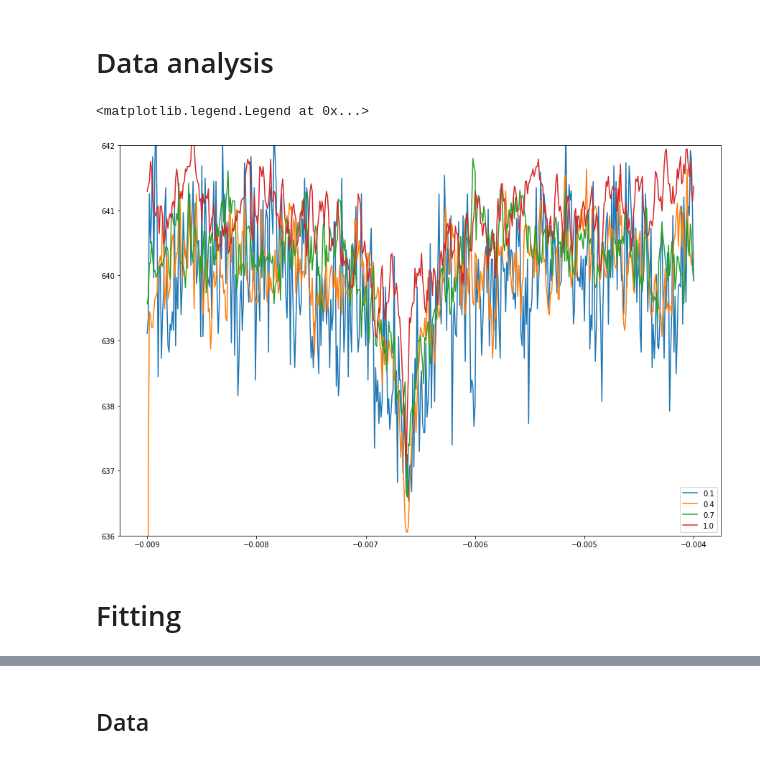
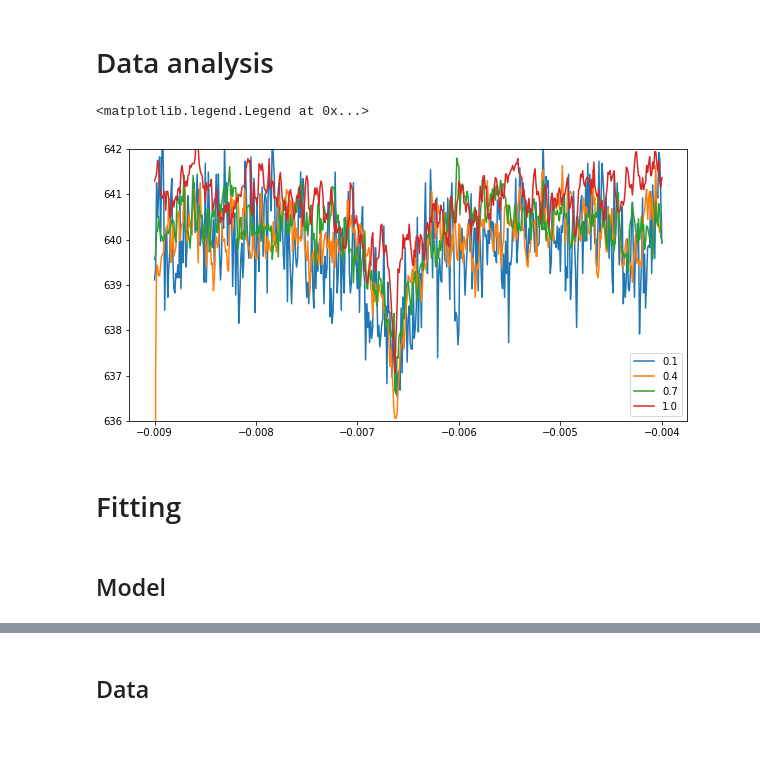
Before and after one commit to danielbouman/2deg, a Jupyter notebook: JSL49_01_WAL.ipynb, the cells around one changed output, grey strips where cells are left out. Drawn from its saved outputs; the diff is of its cells as text; code cells hidden in the pictures.

```diff
--- a/JSL49_01_WAL.ipynb
+++ b/JSL49_01_WAL.ipynb
@@ -60,22 +60,22 @@ def loadin(filename): # a way to load in many different files and keep track of
 loadin('20180704T113230610Z-0084.json')
 tdf = [df['0084'][df['0084']['Lockin 1 amplitude / V'] == amp] for amp in np.linspace(0.1,0.7,3)]
 # %%
-fig_1, ax_1 = plt.subplots(figsize=(15,10))
+fig_1, ax_1 = plt.subplots(figsize=(10,5))
 for tmpdf in tdf:
     B = tmpdf['Magnet Z / T']
     Vxx = tmpdf['AC Voltage xx / V']/(tmpdf['Lockin 1 amplitude / V'].values[0]/100*1e-6)
     ax_1.plot(B,Vxx,label=str(tmpdf['Lockin 1 amplitude / V'].values[0]))
 
 loadin('20180704T081141439Z-0082.json')
 B = df['0082']['Magnet Z / T']
 Vxx = df['0082']['AC Voltage xx / V']/10e-9
 ax_1.plot(B,Vxx,label='1.0')
 # ax_1.set_xlim([-7e-3,-6e-3])
 ax_1.set_ylim([636,642])
 plt.legend()
 # %% [output]
 <matplotlib.legend.Legend at 0x...>
-[figure, old version]
+[figure, new version]
 # %%
 for tmpdf in [tdf[1]]:
     B = tmpdf['Magnet Z / T']
@@ -83,3 +83,5 @@ for tmpdf in [tdf[1]]:
     ax_1.plot(B,Vxx,label=str(tmpdf['Lockin 1 amplitude / V'].values[0]))
 # %% [markdown]
 # Fitting
+# %% [markdown]
+## Model
```
Also changed, not shown: parts of 15 cells of this notebook, 1 other file.
